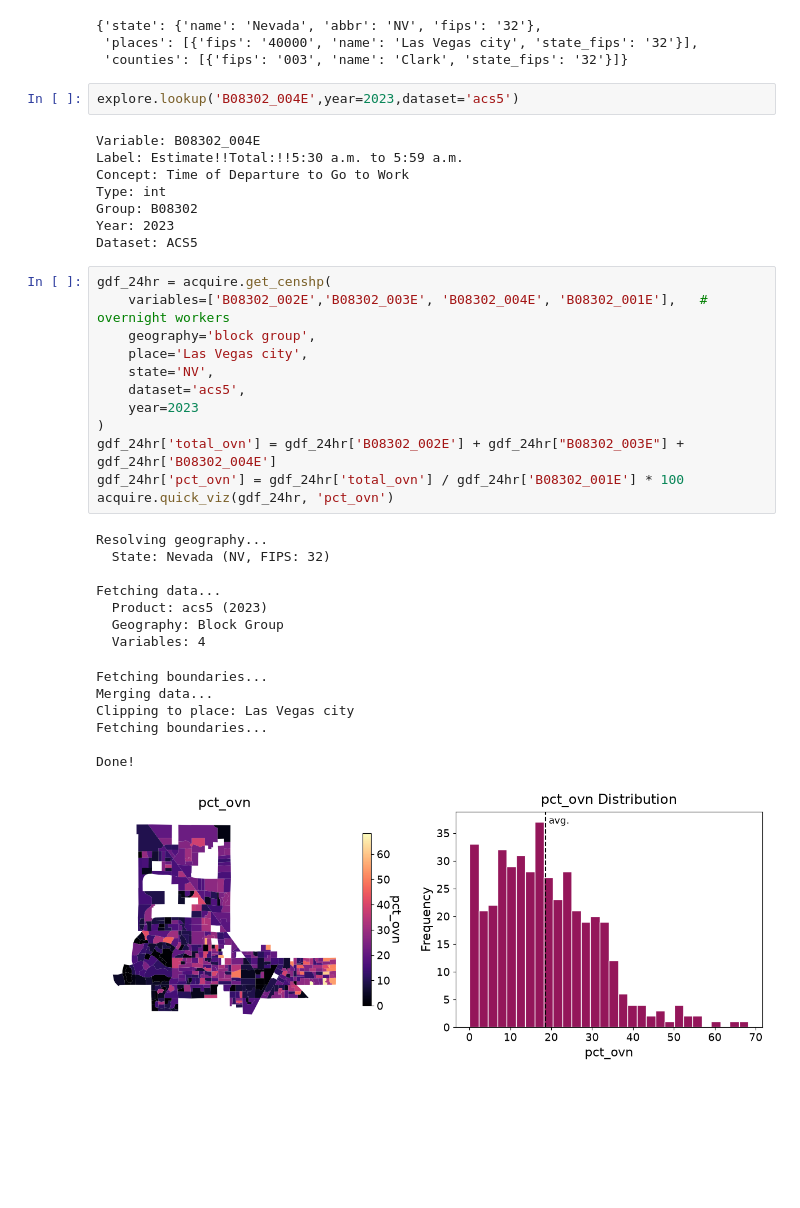
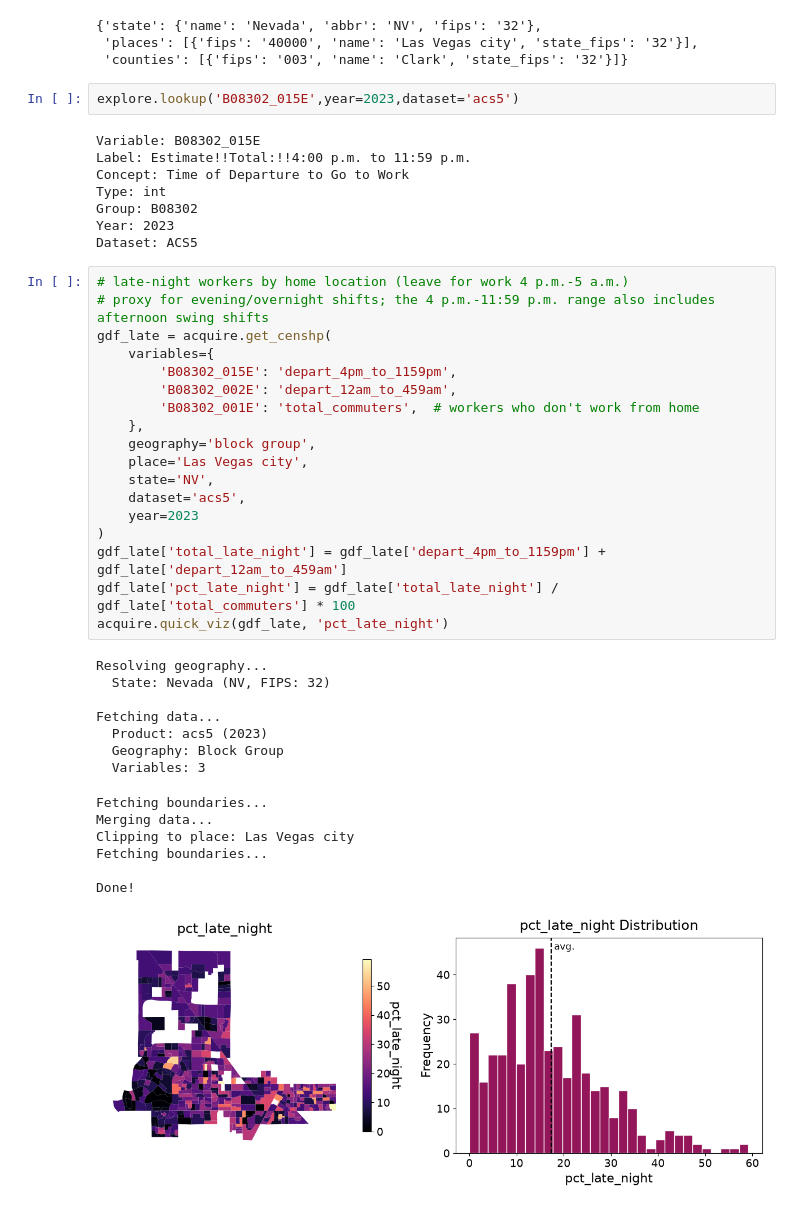
Before and after one commit to Cmaj7-B/pycen-tutorials, a Jupyter notebook: tutorials/2_acquire_spatial.ipynb, the cells around one changed output. Cells and saved outputs as stored; diff of their text form; blank space fills up the shorter version.

```diff
--- a/tutorials/2_acquire_spatial.ipynb
+++ b/tutorials/2_acquire_spatial.ipynb
@@ -922,39 +844,45 @@ search('Las Vegas','NV')
  'places': [{'fips': '40000', 'name': 'Las Vegas city', 'state_fips': '32'}],
  'counties': [{'fips': '003', 'name': 'Clark', 'state_fips': '32'}]}
 # %%
-explore.lookup('B08302_004E',year=2023,dataset='acs5')
+explore.lookup('B08302_015E',year=2023,dataset='acs5')
 # %% [output]
-Variable: B08302_004E
-Label: Estimate!!Total:!!5:30 a.m. to 5:59 a.m.
+Variable: B08302_015E
+Label: Estimate!!Total:!!4:00 p.m. to 11:59 p.m.
 Concept: Time of Departure to Go to Work
 Type: int
 Group: B08302
 Year: 2023
 Dataset: ACS5
 # %%
-gdf_24hr = acquire.get_censhp(
-    variables=['B08302_002E','B08302_003E', 'B08302_004E', 'B08302_001E'],   # overnight workers
+# late-night workers by home location (leave for work 4 p.m.-5 a.m.)
+# proxy for evening/overnight shifts; the 4 p.m.-11:59 p.m. range also includes afternoon swing shifts
+gdf_late = acquire.get_censhp(
+    variables={
+        'B08302_015E': 'depart_4pm_to_1159pm',
+        'B08302_002E': 'depart_12am_to_459am',
+        'B08302_001E': 'total_commuters',  # workers who don't work from home
+    },
     geography='block group',
     place='Las Vegas city',
     state='NV',
     dataset='acs5',
     year=2023
 )
-gdf_24hr['total_ovn'] = gdf_24hr['B08302_002E'] + gdf_24hr["B08302_003E"] + gdf_24hr['B08302_004E']
-gdf_24hr['pct_ovn'] = gdf_24hr['total_ovn'] / gdf_24hr['B08302_001E'] * 100
-acquire.quick_viz(gdf_24hr, 'pct_ovn')
+gdf_late['total_late_night'] = gdf_late['depart_4pm_to_1159pm'] + gdf_late['depart_12am_to_459am']
+gdf_late['pct_late_night'] = gdf_late['total_late_night'] / gdf_late['total_commuters'] * 100
+acquire.quick_viz(gdf_late, 'pct_late_night')
 # %% [output]
 Resolving geography...
   State: Nevada (NV, FIPS: 32)
 
 Fetching data...
   Product: acs5 (2023)
   Geography: Block Group
-  Variables: 4
+  Variables: 3
 Fetching boundaries...
 Merging data...
 Clipping to place: Las Vegas city
 Fetching boundaries...
 
 Done!
-[figure, old version]
+[figure, new version]
```
Also changed, not shown: parts of 19 cells of this notebook, 2 other files.
